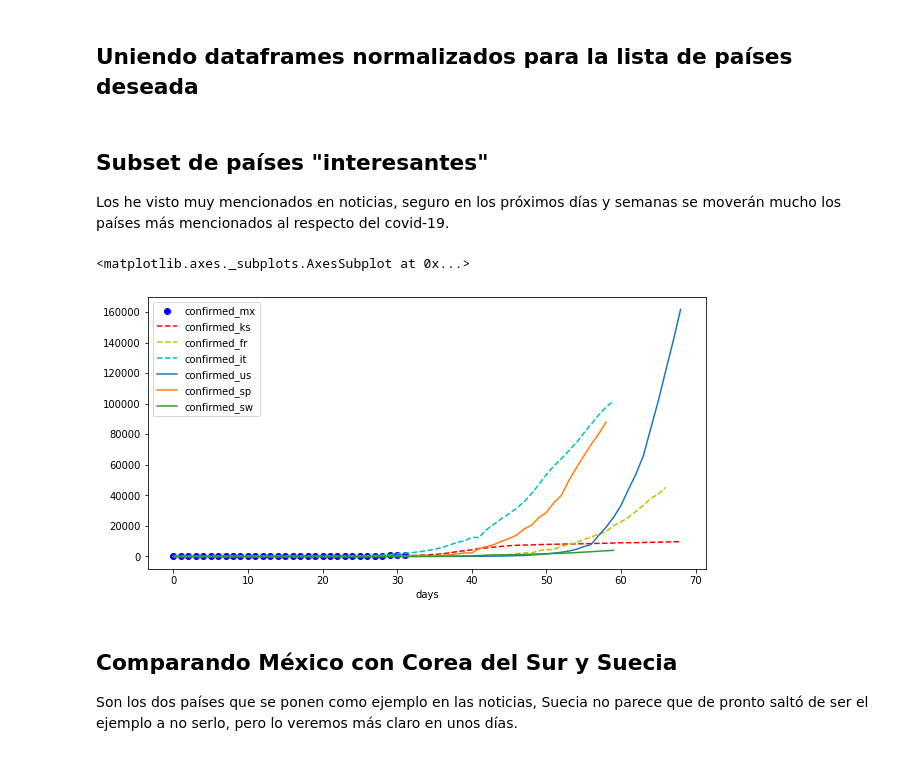
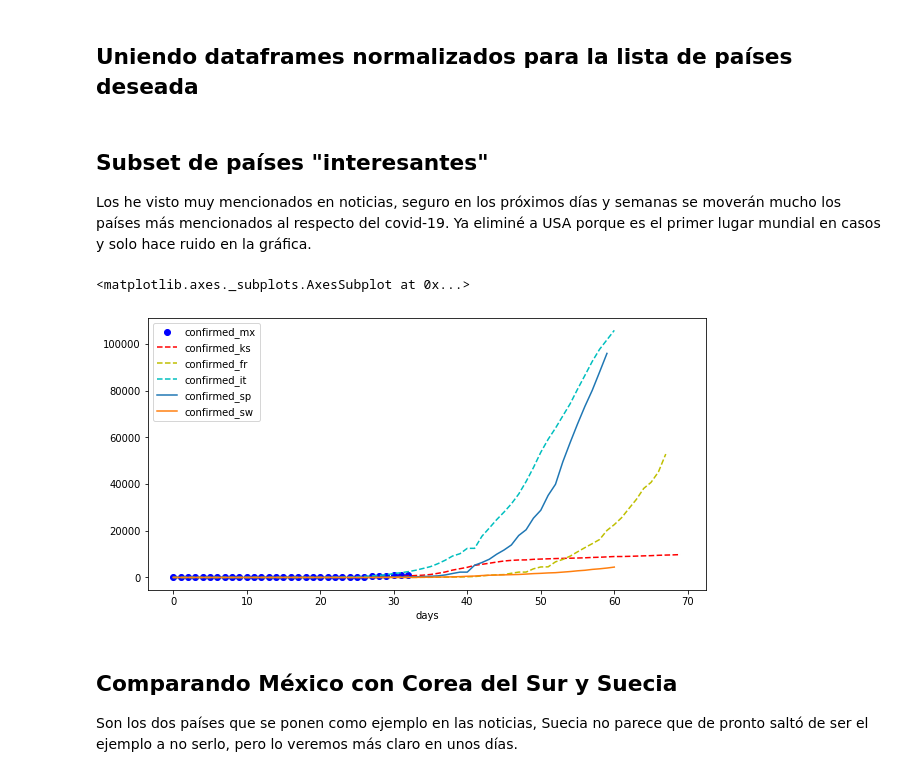
Before and after one commit to garaged/covid19-dataview, a Jupyter notebook: covid-19 pomber data set.ipynb, the cells around one changed output. Drawn from its saved outputs; the diff is of its cells as text; code cells hidden in the pictures.

```diff
--- a/covid-19 pomber data set.ipynb
+++ b/covid-19 pomber data set.ipynb
@@ -391,16 +409,16 @@ def merge_country(data, suffixes=["_mx", "_ks"], c_list=["Mexico", "Korea, South
     return df
 # %% [markdown]
 ## Subset de países "interesantes"
-Los he visto muy mencionados en noticias, seguro en los próximos días y semanas se moverán mucho los países más mencionados al respecto del covid-19.
+Los he visto muy mencionados en noticias, seguro en los próximos días y semanas se moverán mucho los países más mencionados al respecto del covid-19. Ya eliminé a USA porque es el primer lugar mundial en casos y solo hace ruido en la gráfica.
 # %%
-s = ["_mx"    , "_ks"         , "_fr"   , "_it"  , "_us", "_sp"  , "_sw"]
-cl = ["Mexico", "Korea, South", "France", "Italy", "US", "Spain", "Sweden"]
+s = ["_mx"    , "_ks"         , "_fr"   , "_it"  , "_sp"  , "_sw"]
+cl = ["Mexico", "Korea, South", "France", "Italy", "Spain", "Sweden"]
 cgroup = merge_country(data, suffixes=s, c_list=cl, column="confirmed")
 #display(cgroup.tail())
 cgroup.plot(figsize=(10,5), style = ['bo','r--','y--', 'c--'])#, xlim=(0,35), ylim=(0,1000))
 # %% [output]
 <matplotlib.axes._subplots.AxesSubplot at 0x...>
-[figure, old version]
+[figure, new version]
 # %% [markdown]
 ## Comparando México con Corea del Sur y Suecia
 
```
Also changed, not shown: parts of 47 cells of this notebook, 1 other file.
